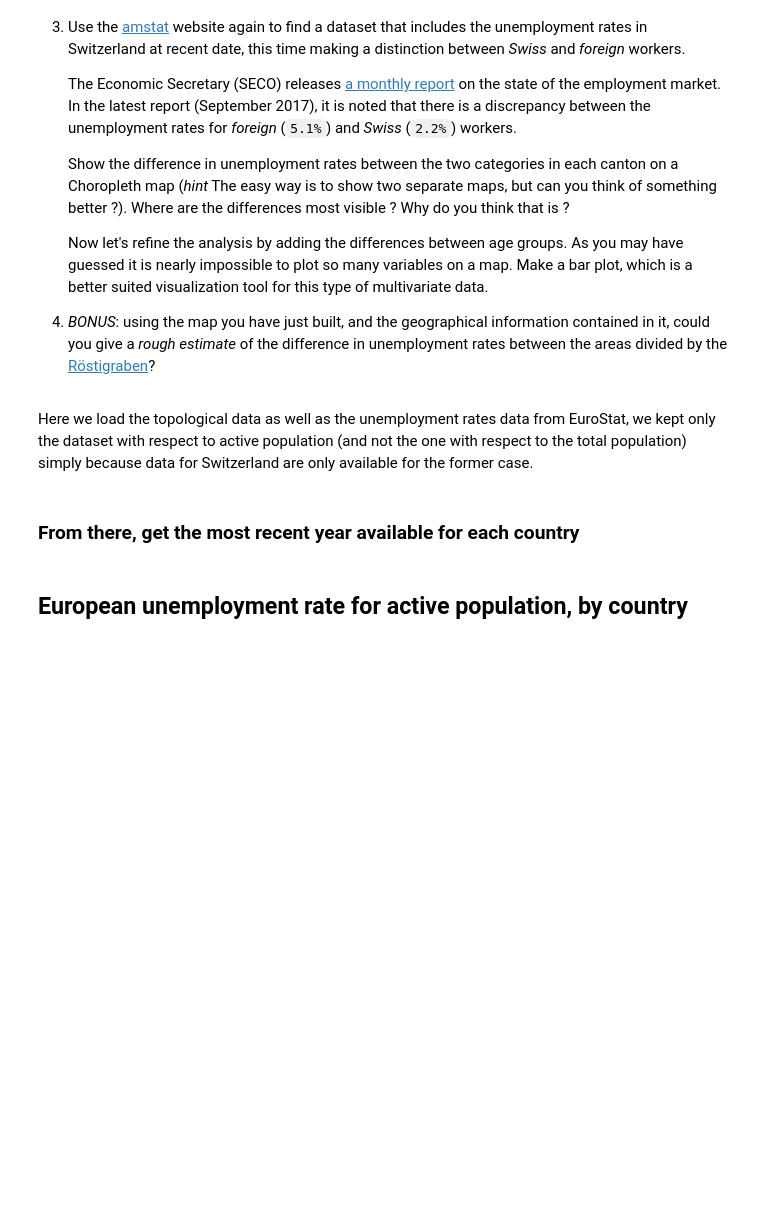
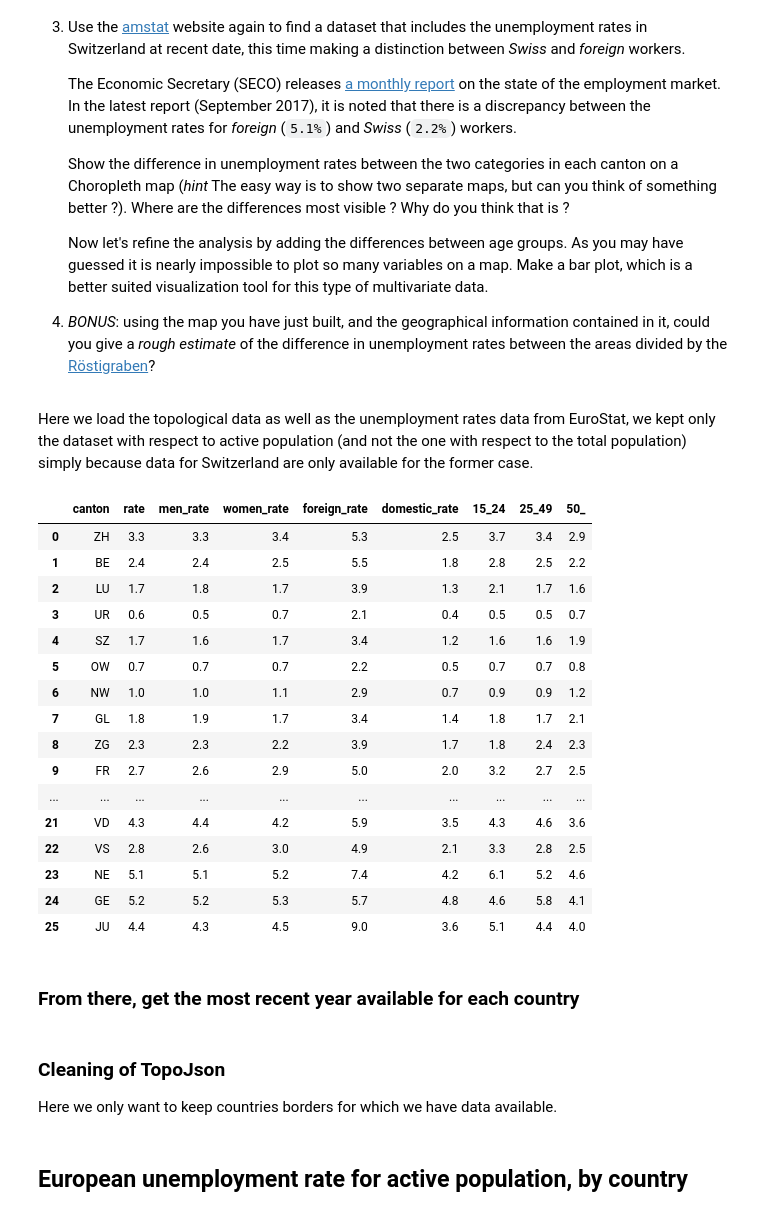
Before and after one commit to Timonzimm/CS-401, a Jupyter notebook: HW03/Homework 3.ipynb, the cells around one changed output. Saved outputs shown, nothing was run; the diff lists cells and outputs as text; code cells hidden in the pictures; blank space fills up the shorter version.

```diff
--- a/HW03/Homework 3.ipynb
+++ b/HW03/Homework 3.ipynb
@@ -67,26 +66,71 @@ Here we load the topological data as well as the unemployment rates data from Eu
 # eu data by active population
 eu_total_unemployment_rate = pd.read_excel(DATA_FOLDER + 'eu_total_unemployment_rate_active.xls', na_values=':', header=3)
 eu_total_unemployment_rate = eu_total_unemployment_rate.filter(regex=("^((?!Unnamed).)*$"))
-eu_total_unemployment_rate.rename(columns={"geo\\time": "country_code"}, inplace=True)
+eu_total_unemployment_rate.rename(columns={"geo\\time": "country"}, inplace=True)
+eu_total_unemployment_rate = eu_total_unemployment_rate.iloc[4:36]
 
 # ch data by active population
 ch_total_unemployment_rate = pd.read_excel(DATA_FOLDER + 'ch_total_unemployment_rate_active.xlsx', header=1)
 ch_total_unemployment_rate = ch_total_unemployment_rate.reset_index()[['index', 'Taux de chômage']]
 ch_total_unemployment_rate.rename(columns={"index": "canton", "Taux de chômage": "rate"}, inplace=True)
+ch_total_unemployment_rate = ch_total_unemployment_rate.iloc[:-1]
 
-# ch data by pourcentage of men
+# ch data by pourcentage by sex
 ch_total_unemployment_rate_by_sex = pd.read_excel(DATA_FOLDER + 'ch_total_unemployment_rate_by_sex.xlsx', header=1)
 ch_total_unemployment_rate_by_sex = ch_total_unemployment_rate_by_sex.reset_index()[['level_0', 'level_1', 'Taux de chômage']]
 ch_total_unemployment_rate_by_sex.rename(columns={"level_0": "canton", "level_1": "sex", "Taux de chômage": "rate"}, inplace=True)
-ch_total_unemployment_rate_by_sex["men pourcentage"] = ch_total_unemployment_rate_by_sex.groupby("canton")["rate"].apply(lambda x: x*100/x.sum())
-ch_total_unemployment_rate_by_sex = ch_total_unemployment_rate_by_sex[ch_total_unemployment_rate_by_sex["sex"] == "Hommes"].reset_index()[["canton", "men pourcentage"]]
+ch_total_unemployment_rate_by_sex = ch_total_unemployment_rate_by_sex.iloc[:-1]
+ch_total_unemployment_rate_by_sex = ch_total_unemployment_rate_by_sex.groupby('sex')
 
-# ch data by pourcentage of foreign
+ch_total_unemployment_rate["men_rate"] = ch_total_unemployment_rate_by_sex.get_group('Hommes')['rate'].values
+ch_total_unemployment_rate["women_rate"] = ch_total_unemployment_rate_by_sex.get_group('Femmes')['rate'].values
+
+# ch data by pourcentage by nationality
 ch_total_unemployment_rate_by_nationality = pd.read_excel(DATA_FOLDER + 'ch_total_unemployment_rate_by_nationality.xlsx', header=1)
 ch_total_unemployment_rate_by_nationality = ch_total_unemployment_rate_by_nationality.reset_index()[['level_0', 'level_1', 'Taux de chômage']]
 ch_total_unemployment_rate_by_nationality.rename(columns={"level_0": "canton", "level_1": "nationality", "Taux de chômage": "rate"}, inplace=True)
-ch_total_unemployment_rate_by_nationality['foreign pourcentage'] = ch_total_unemployment_rate_by_nationality.groupby("canton")["rate"].apply(lambda x: x*100/x.sum())
-ch_total_unemployment_rate_by_nationality = ch_total_unemployment_rate_by_nationality[ch_total_unemployment_rate_by_nationality["nationality"] == "Etrangers"].reset_index()[["canton", "foreign pourcentage"]]
+ch_total_unemployment_rate_by_nationality = ch_total_unemployment_rate_by_nationality.iloc[:-1]
+ch_total_unemployment_rate_by_nationality = ch_total_unemployment_rate_by_nationality.groupby('nationality')
+
+ch_total_unemployment_rate["foreign_rate"] = ch_total_unemployment_rate_by_nationality.get_group('Etrangers')['rate'].values
+ch_total_unemployment_rate["domestic_rate"] = ch_total_unemployment_rate_by_nationality.get_group('Suisses')['rate'].values
+
+# ch data by age group: 15-24, 25-49, 50 and more
+ch_total_unemployment_rate_by_ages = pd.read_excel(DATA_FOLDER + 'ch_total_unemployment_rate_by_ages.xlsx', header=3)
+ch_total_unemployment_rate_by_ages = ch_total_unemployment_rate_by_ages.reset_index()[['level_0', 'level_1', 'Taux de chômage']]
+ch_total_unemployment_rate_by_ages.rename(columns={"level_0": "canton", "level_1": "age_group", "Taux de chômage": "rate"}, inplace=True)
+ch_total_unemployment_rate_by_ages = ch_total_unemployment_rate_by_ages.iloc[:-1]
+ch_total_unemployment_rate_by_ages = ch_total_unemployment_rate_by_ages.groupby("age_group")
+
+ch_total_unemployment_rate["15_24"] = ch_total_unemployment_rate_by_ages.get_group(1.0)['rate'].values
+ch_total_unemployment_rate["25_49"] = ch_total_unemployment_rate_by_ages.get_group(2.0)['rate'].values
+ch_total_unemployment_rate["50_"] = ch_total_unemployment_rate_by_ages.get_group(3.0)['rate'].values
+
+eu_topojson = json.load(open(TOPO_FOLDER + 'europe.topojson.json'))
+ch_topojson = json.load(open(TOPO_FOLDER + 'ch-cantons.topojson.json'))
+# %%
+# Change Switzerland cantons name to code to match with TopoJson, luckily they are in the same order as in the dataframe
+for i, row in enumerate(ch_topojson['objects']['cantons']['geometries']):
+    ch_total_unemployment_rate.loc[i, 'canton'] = row['id']
+ch_total_unemployment_rate
+# %% [output]
+|  | canton | rate | men_rate | women_rate | foreign_rate | domestic_rate | 15_24 | 25_49 | 50_ |
+| 0 | ZH | 3.3 | 3.3 | 3.4 | 5.3 | 2.5 | 3.7 | 3.4 | 2.9 |
+| 1 | BE | 2.4 | 2.4 | 2.5 | 5.5 | 1.8 | 2.8 | 2.5 | 2.2 |
+| 2 | LU | 1.7 | 1.8 | 1.7 | 3.9 | 1.3 | 2.1 | 1.7 | 1.6 |
+| 3 | UR | 0.6 | 0.5 | 0.7 | 2.1 | 0.4 | 0.5 | 0.5 | 0.7 |
+| 4 | SZ | 1.7 | 1.6 | 1.7 | 3.4 | 1.2 | 1.6 | 1.6 | 1.9 |
+| 5 | OW | 0.7 | 0.7 | 0.7 | 2.2 | 0.5 | 0.7 | 0.7 | 0.8 |
+| 6 | NW | 1.0 | 1.0 | 1.1 | 2.9 | 0.7 | 0.9 | 0.9 | 1.2 |
+| 7 | GL | 1.8 | 1.9 | 1.7 | 3.4 | 1.4 | 1.8 | 1.7 | 2.1 |
+| 8 | ZG | 2.3 | 2.3 | 2.2 | 3.9 | 1.7 | 1.8 | 2.4 | 2.3 |
+| 9 | FR | 2.7 | 2.6 | 2.9 | 5.0 | 2.0 | 3.2 | 2.7 | 2.5 |
+| ... | ... | ... | ... | ... | ... | ... | ... | ... | ... |
+| 21 | VD | 4.3 | 4.4 | 4.2 | 5.9 | 3.5 | 4.3 | 4.6 | 3.6 |
+| 22 | VS | 2.8 | 2.6 | 3.0 | 4.9 | 2.1 | 3.3 | 2.8 | 2.5 |
+| 23 | NE | 5.1 | 5.1 | 5.2 | 7.4 | 4.2 | 6.1 | 5.2 | 4.6 |
+| 24 | GE | 5.2 | 5.2 | 5.3 | 5.7 | 4.8 | 4.6 | 5.8 | 4.1 |
+| 25 | JU | 4.4 | 4.3 | 4.5 | 9.0 | 3.6 | 5.1 | 4.4 | 4.0 |
 # %% [markdown]
 ### From there, get the most recent year available for each country
 # %%
@@ -105,0 +150,3 @@ eu_total_unemployment_rate.loc[eu_total_unemployment_rate.country_code == 'CH',
+# %% [markdown]
+### Cleaning of TopoJson
+Here we only want to keep countries borders for which we have data available.
```
Also changed, not shown: parts of 17 cells of this notebook, 3 other files.
